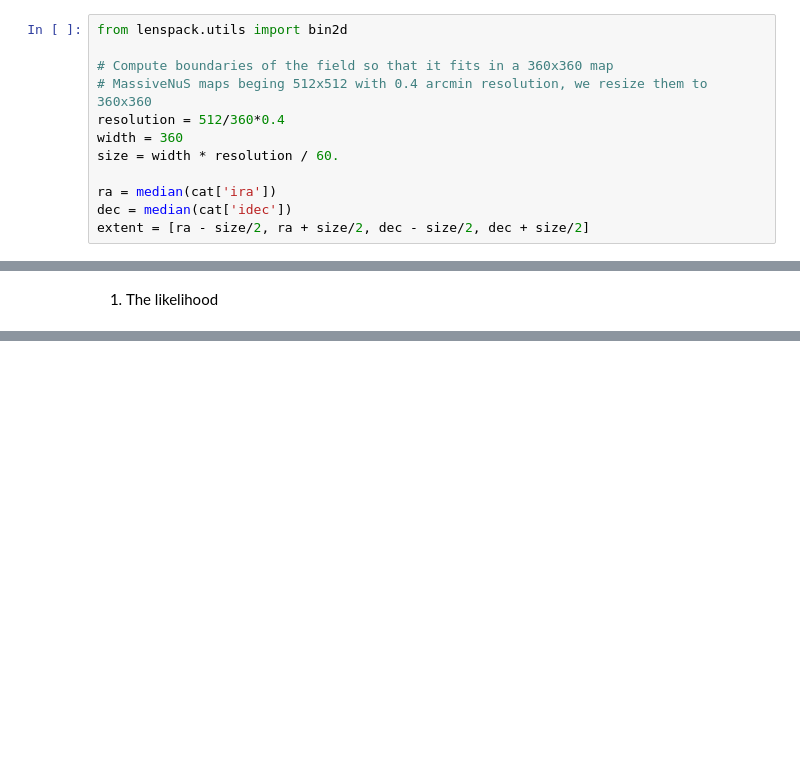
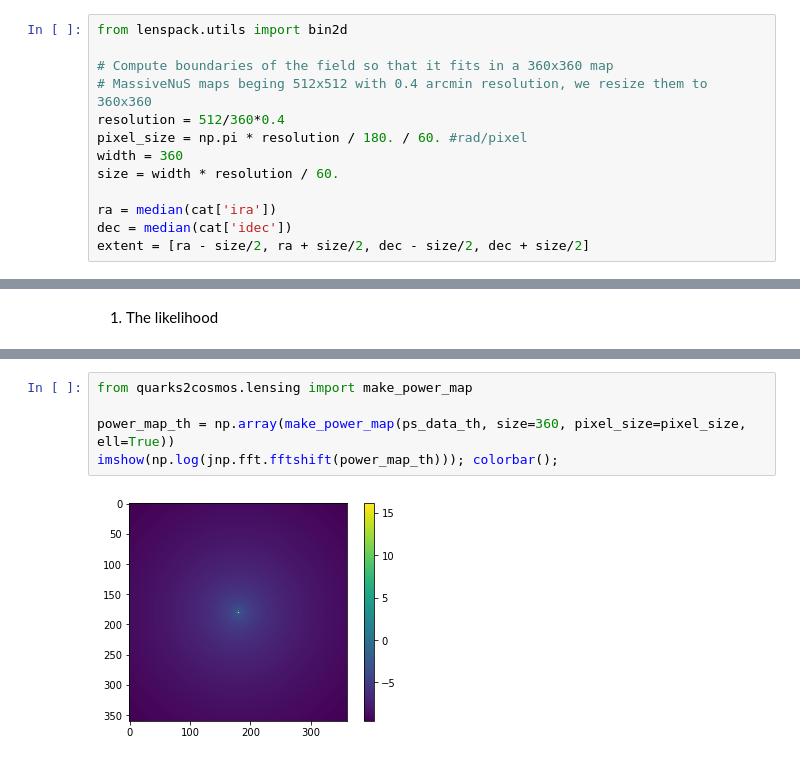
Before and after one commit to EiffL/Quarks2CosmosDataChallenge, a Jupyter notebook: notebooks/Lensing-challenge.ipynb, the cells around one changed output, grey strips where cells are left out. Drawn from its saved outputs; the diff is of its cells as text; blank space fills up the shorter version.

```diff
--- a/notebooks/Lensing-challenge.ipynb
+++ b/notebooks/Lensing-challenge.ipynb
@@ -75,6 +59,7 @@ from lenspack.utils import bin2d
 # Compute boundaries of the field so that it fits in a 360x360 map
 # MassiveNuS maps beging 512x512 with 0.4 arcmin resolution, we resize them to 360x360
 resolution = 512/360*0.4
+pixel_size = np.pi * resolution / 180. / 60. #rad/pixel
 width = 360
 size = width * resolution / 60.
 
@@ -165,0 +185,7 @@ Get the maximum-a-posteriori (MAP), assuming a Gaussian prior that is characteri
+# %%
+from quarks2cosmos.lensing import make_power_map
+
+power_map_th = np.array(make_power_map(ps_data_th, size=360, pixel_size=pixel_size, ell=True))
+imshow(np.log(jnp.fft.fftshift(power_map_th))); colorbar();
+# %% [output]
+[figure, added]
```
Also changed, not shown: parts of 20 cells of this notebook.
